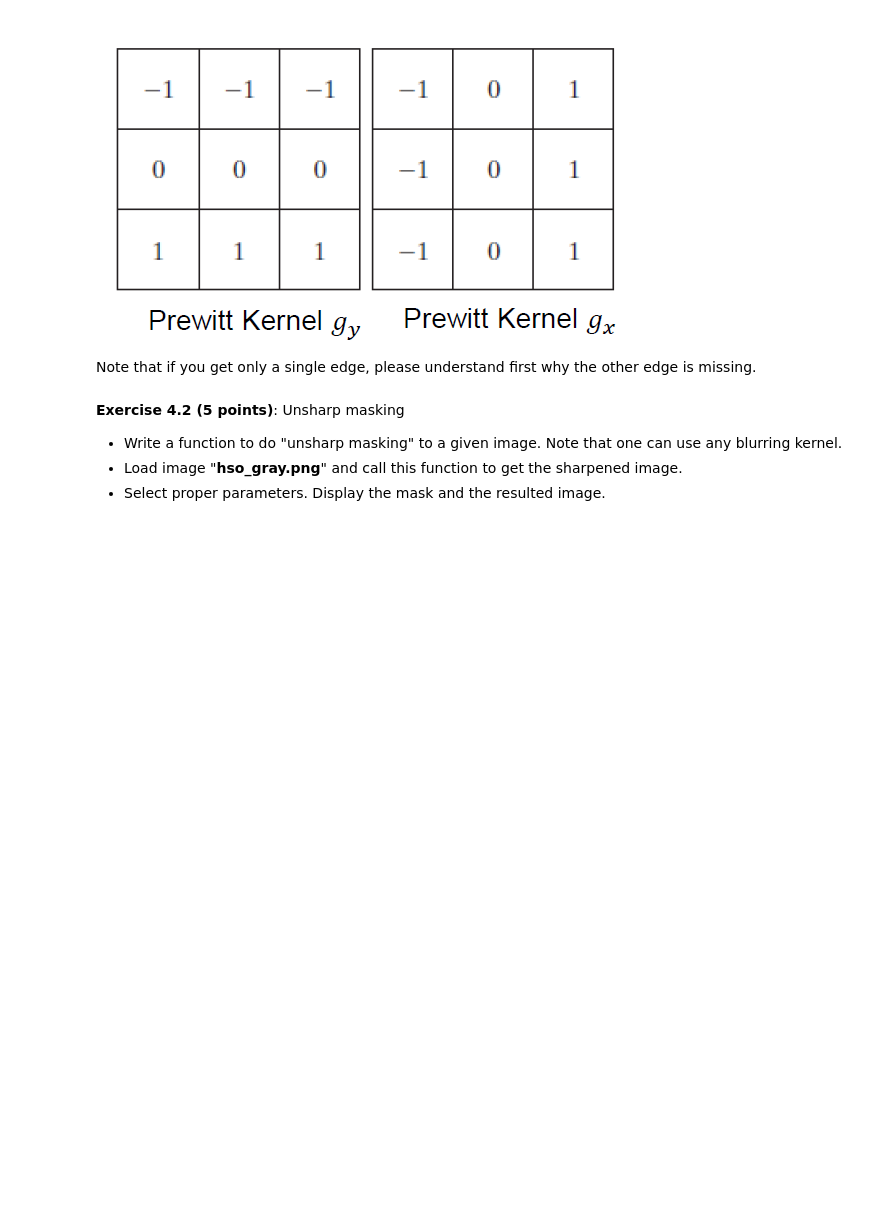
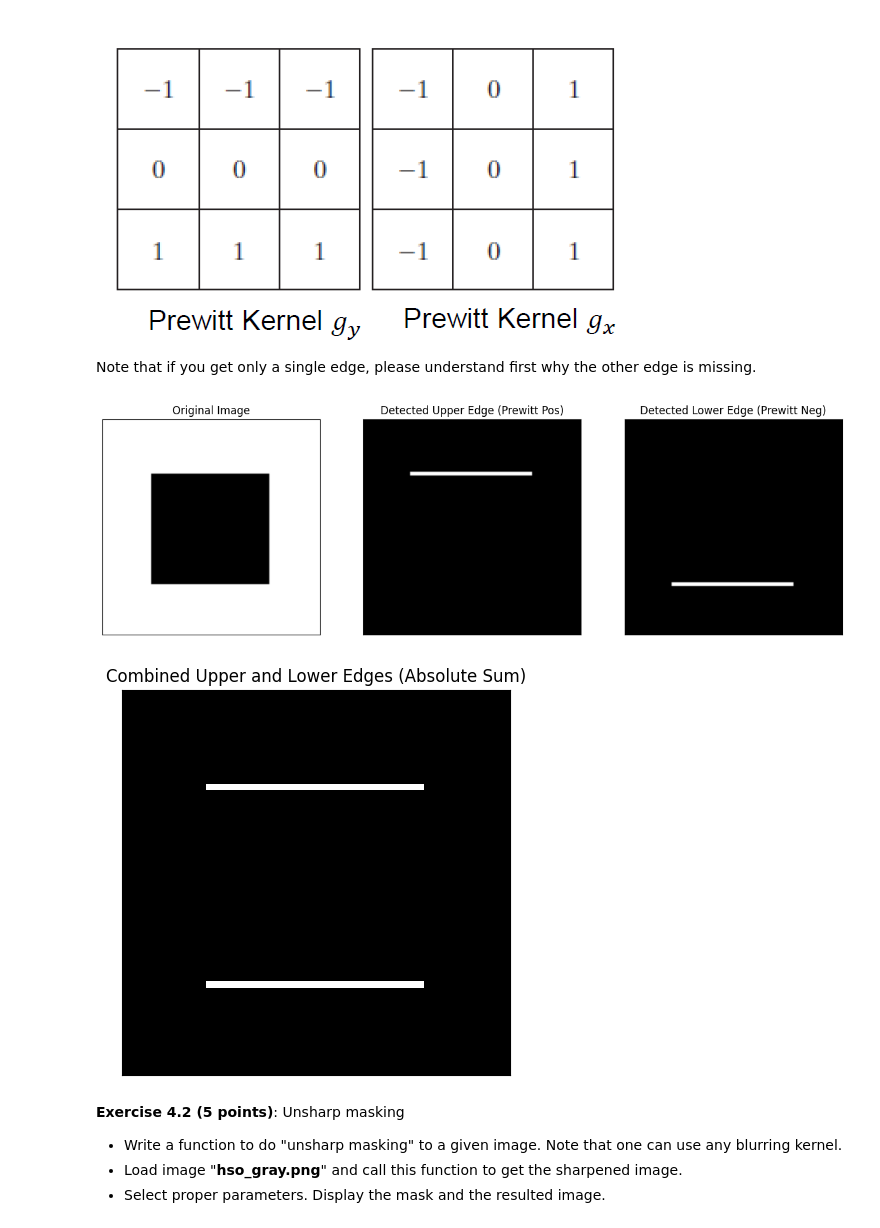
Before and after one commit to Ambos14/ComputerVision26, a Jupyter notebook: Praktikum 2/l3.ipynb, the cells around one changed output. Cells and saved outputs as stored; diff of their text form; code cells hidden in the pictures; blank space fills up the shorter version.

Commit message:
Computer Vision l3 finished

```diff
--- a/Praktikum 2/l3.ipynb
+++ b/Praktikum 2/l3.ipynb
@@ -396,7 +425,68 @@ Lösung für re_valid_manual
 
 Note that if you get only a single edge, please understand first why the other edge is missing.
 # %%
-# solution
+# Load image as grayscale
+img_path = '/content/ComputerVision26/Praktikum 2/rectangular.png'
+img = cv2.imread(img_path, cv2.IMREAD_GRAYSCALE)
+
+# Check if image loaded successfully
+assert img is not None, f"Could not load image at {img_path}. Check path and file."
+
+# Define Prewitt kernels for horizontal edge detection
+# Kernel for detecting edges from top to bottom (positive response for transition from dark to light)
+prewitt_kernel_h_pos = np.array([
+    [1, 1, 1],
+    [0, 0, 0],
+    [-1, -1, -1]
+], dtype=np.float32)
+
+# Kernel for detecting edges from bottom to top (positive response for transition from light to dark)
+# This is the inverted version of the above, or simply the one that emphasizes the other edge
+prewitt_kernel_h_neg = np.array([
+    [-1, -1, -1],
+    [0, 0, 0],
+    [1, 1, 1]
+], dtype=np.float32)
+
+# Apply the Prewitt filter (horizontal)
+# We'll apply both positive and negative kernels to capture both upper and lower edges clearly
+# If we only used one, one edge might be detected strongly and the other weakly or with opposite sign.
+# Combining them (e.g., absolute sum) helps to highlight both regardless of gradient direction.
+upper_edge = cv2.filter2D(img, -1, prewitt_kernel_h_pos)
+lower_edge = cv2.filter2D(img, -1, prewitt_kernel_h_neg)
+
+# To display both edges clearly, we can take the absolute value or combine them
+# A simple way to visualize both without sign dependency is to take the absolute value of the response
+combined_edges = cv2.addWeighted(cv2.convertScaleAbs(upper_edge), 0.5, cv2.convertScaleAbs(lower_edge), 0.5, 0)
+
+# Display the images
+plt.figure(figsize=(15, 5))
+
+plt.subplot(1, 3, 1)
+plt.imshow(img, cmap='gray')
+plt.title('Original Image')
+plt.xticks([]), plt.yticks([])
+
+plt.subplot(1, 3, 2)
+plt.imshow(upper_edge, cmap='gray')
+plt.title('Detected Upper Edge (Prewitt Pos)')
+plt.xticks([]), plt.yticks([])
+
+plt.subplot(1, 3, 3)
+plt.imshow(lower_edge, cmap='gray')
+plt.title('Detected Lower Edge (Prewitt Neg)')
+plt.xticks([]), plt.yticks([])
+
+plt.show()
+
+plt.figure(figsize=(10, 5))
+plt.imshow(combined_edges, cmap='gray')
+plt.title('Combined Upper and Lower Edges (Absolute Sum)')
+plt.xticks([]), plt.yticks([])
+plt.show()
+# %% [output]
+[figure, added]
+[figure, added]
 # %% [markdown]
 **Exercise 4.2 (5 points)**: Unsharp masking
 - Write a function to do "unsharp masking" to a given image. Note that one can use any blurring kernel.
```
Also changed, not shown: parts of 4 cells of this notebook.
